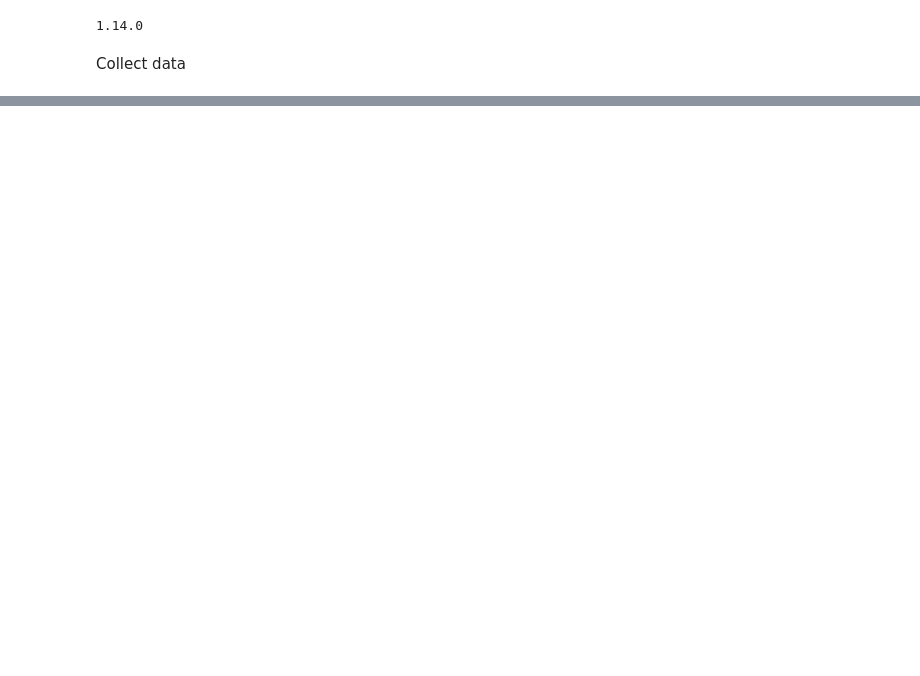
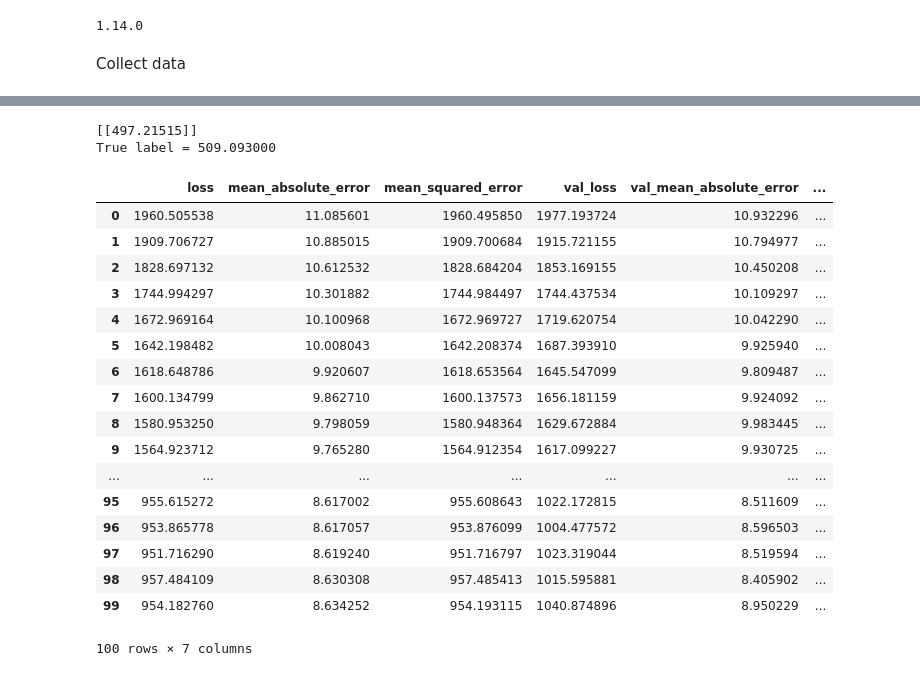
Before and after one commit to mattfel1/timetool-ML-models, a Jupyter notebook: nn/nn_notebook.ipynb, the cells around one changed output, grey strips where cells are left out. Drawn from its saved outputs; the diff is of its cells as text; code cells hidden in the pictures; blank space fills up the shorter version.

```diff
--- a/nn/nn_notebook.ipynb
+++ b/nn/nn_notebook.ipynb
@@ -52,0 +68,8 @@ test_labels = test_dataset.pop('delay')
+# %%
+from sklearn.model_selection import train_test_split
+
+X, y = dataset.iloc[:,:-1],dataset.iloc[:,-1]
+
+train_dataset, test_dataset, train_labels, test_labels = train_test_split(X, y, test_size=0.2, random_state=123)
+
+train_stats = train_dataset.describe().transpose()
@@ -53,12 +94,19 @@ test_labels = test_dataset.pop('delay')
+# %%
+L1_DIM = 64
 # %%
 def norm(x):
   return (x - train_stats['mean']) / train_stats['std']
+
 normed_train_data = norm(train_dataset)
 normed_test_data = norm(test_dataset)
 
+
+print(train_dataset)
+print(normed_train_data)
+print(train_stats['mean'])
 def build_model():
   model = keras.Sequential([
-    layers.Dense(64, activation='relu', input_shape=[len(train_dataset.keys())]),
+    layers.Dense(L1_DIM, activation='relu', input_shape=[len(train_dataset.keys())]),
 #     layers.Dense(64, activation='relu'),
     layers.Dense(1)
   ])
@@ -75,16 +141,21 @@ model = build_model()
 
 model.summary()
 
-example_batch = normed_train_data[:10]
-example_result = model.predict(example_batch)
-example_result
+# example_batch = normed_train_data[:10]
+# example_result = model.predict(example_batch)
+# example_result
 
-EPOCHS = 1000
+EPOCHS = 15
+
+# filepath="ckpoints.hdf5"
+# checkpoint = ModelCheckpoint(filepath, monitor='val_accuracy', verbose=1, save_best_only=True, mode='max')
+# callbacks_list = [checkpoint]
 
 history = model.fit(
   normed_train_data, train_labels,
   epochs=EPOCHS, validation_split = 0.2, verbose=0,
   callbacks=[tfdocs.modeling.EpochDots()])
+#     callbacks = callbacks_list)
 
 hist = pd.DataFrame(history.history)
 hist['epoch'] = history.epoch
@@ -107,0 +220,39 @@ plot_model(model, to_file='model.png', show_shapes = True)
+# %%
+# df2 = xgb.DMatrix(pd.DataFrame({"rising_idx":[157],
+#     "falling_idx":[341],
+#     "volume":[12039],
+#     "rising_weight":[35.2498],
+#     "falling_weight":[-28.1037]}))
+df2 = pd.DataFrame({"rising_idx":[157],
+    "falling_idx":[341],
+    "volume":[12039],
+    "rising_weight":[35.2498],
+    "falling_weight":[-28.1037],
+    "first_val":[12],
+    "last_val":[0]})
+print(model.predict(norm(df2)))
+print('True label = %f' % 509.093)
+# %% [output]
+[[497.21515]]
+True label = 509.093000
+# %%
+hist
+# %% [output]
+|  | loss | mean_absolute_error | mean_squared_error | val_loss | val_mean_absolute_error | ... |
+| 0 | 1960.505538 | 11.085601 | 1960.495850 | 1977.193724 | 10.932296 | ... |
+| 1 | 1909.706727 | 10.885015 | 1909.700684 | 1915.721155 | 10.794977 | ... |
+| 2 | 1828.697132 | 10.612532 | 1828.684204 | 1853.169155 | 10.450208 | ... |
+| 3 | 1744.994297 | 10.301882 | 1744.984497 | 1744.437534 | 10.109297 | ... |
+| 4 | 1672.969164 | 10.100968 | 1672.969727 | 1719.620754 | 10.042290 | ... |
+| 5 | 1642.198482 | 10.008043 | 1642.208374 | 1687.393910 | 9.925940 | ... |
+| 6 | 1618.648786 | 9.920607 | 1618.653564 | 1645.547099 | 9.809487 | ... |
+| 7 | 1600.134799 | 9.862710 | 1600.137573 | 1656.181159 | 9.924092 | ... |
+| 8 | 1580.953250 | 9.798059 | 1580.948364 | 1629.672884 | 9.983445 | ... |
+| 9 | 1564.923712 | 9.765280 | 1564.912354 | 1617.099227 | 9.930725 | ... |
+| ... | ... | ... | ... | ... | ... | ... |
+| 95 | 955.615272 | 8.617002 | 955.608643 | 1022.172815 | 8.511609 | ... |
+| 96 | 953.865778 | 8.617057 | 953.876099 | 1004.477572 | 8.596503 | ... |
+| 97 | 951.716290 | 8.619240 | 951.716797 | 1023.319044 | 8.519594 | ... |
+| 98 | 957.484109 | 8.630308 | 957.485413 | 1015.595881 | 8.405902 | ... |
+| 99 | 954.182760 | 8.634252 | 954.193115 | 1040.874896 | 8.950229 | ... |
+100 rows × 7 columns
```
Also changed, not shown: parts of 11 cells of this notebook, 2 other files.
